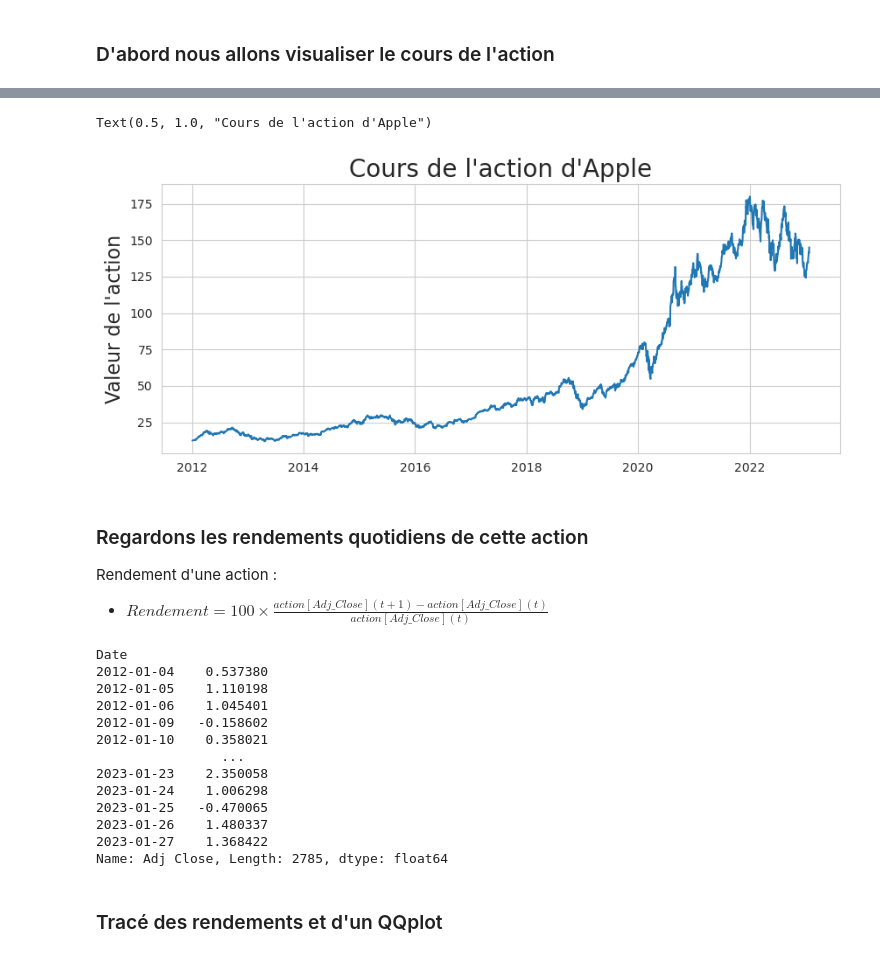
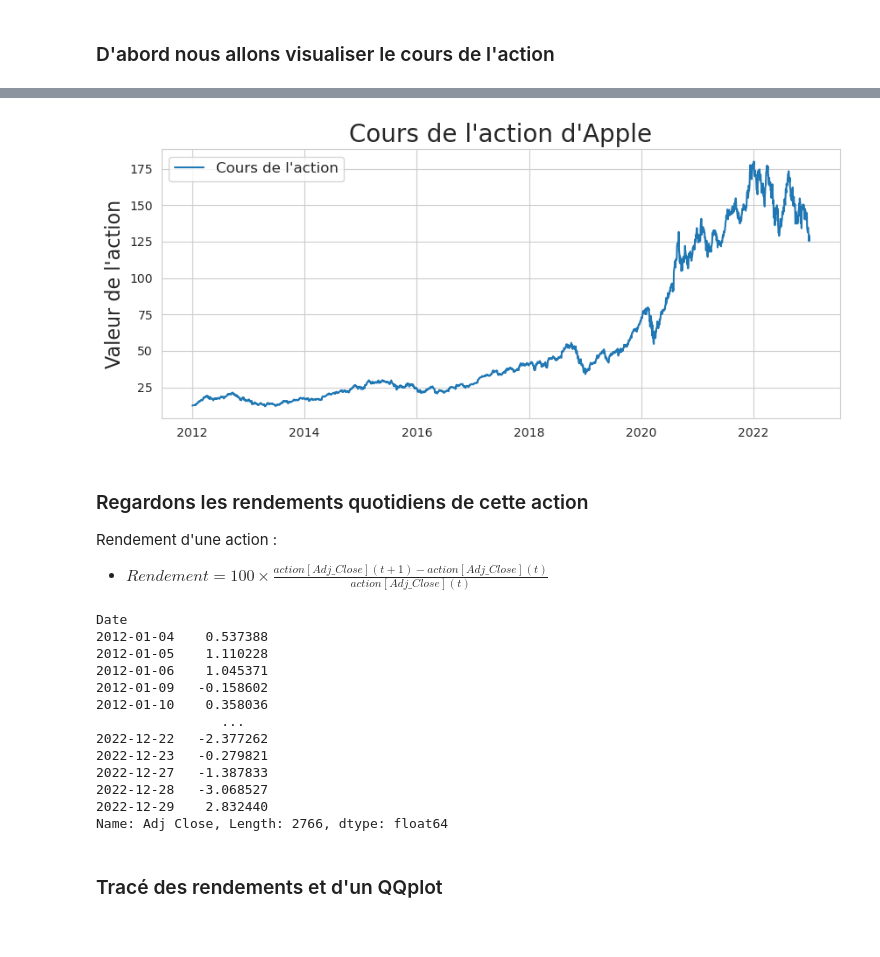
Before and after one commit to RyanSAMAMA/Ensae_projetMDR, a Jupyter notebook: GarchFinal.ipynb, the cells around one changed output, grey strips where cells are left out. Saved outputs shown, nothing was run; the diff lists cells and outputs as text; code cells hidden in the pictures.

```diff
--- a/GarchFinal.ipynb
+++ b/GarchFinal.ipynb
@@ -49,8 +47,15 @@ sns.set_style('whitegrid')
 # %% [markdown]
 ### D'abord nous allons visualiser le cours de l'action
 # %%
+# Choix de l'action
 action_nom = 'AAPL'
-action_df = yf.download(tickers=action_nom, start='2012-01-01', end='2023-01-29')
+
+# Téléchargement des données boursières sous forme d'un dataframe
+st = datetime(2012,1,1)
+ed = datetime(2022,12,30)
+action_df = yf.download(tickers=action_nom, start=st, end=ed)
+
+# Visualisation
 action_df.head(5)
 # %% [output]
 [*********************100%%**********************]  1 of 1 completed
@@ -64,33 +69,38 @@ action_df.head(5)
 # %%
+# Tracé du cours de l'action
 plt.figure(figsize=(10,4))
-plt.plot(action_df['Adj Close'])
+
+plt.plot(action_df['Adj Close'], label='Cours de l\'action')
 plt.ylabel('Valeur de l\'action', fontsize=16)
+plt.legend(fontsize=12)
 plt.title('Cours de l\'action d\'Apple', fontsize=20)
+
+plt.show()
 # %% [output]
-Text(0.5, 1.0, "Cours de l'action d'Apple")
-[figure, old version]
+[figure, new version]
 # %% [markdown]
 ### Regardons les rendements quotidiens de cette action
 
 Rendement d'une action :
 - $Rendement=100\times\frac{action[Adj\_Close](t+1)-action[Adj\_Close](t)}{action[Adj\_Close](t)}$
 # %%
+#Calcul des rendements en prenant les valeurs ajustés de l'action au moment de la fermeture du marche
 rendements = 100*action_df['Adj Close'].pct_change().dropna()
 rendements
 # %% [output]
 Date
-2012-01-04    0.537380
-2012-01-05    1.110198
-2012-01-06    1.045401
+2012-01-04    0.537388
+2012-01-05    1.110228
+2012-01-06    1.045371
 2012-01-09   -0.158602
-2012-01-10    0.358021
+2012-01-10    0.358036
                 ...
-2023-01-23    2.350058
-2023-01-24    1.006298
-2023-01-25   -0.470065
-2023-01-26    1.480337
-2023-01-27    1.368422
-Name: Adj Close, Length: 2785, dtype: float64
+2022-12-22   -2.377262
+2022-12-23   -0.279821
+2022-12-27   -1.387833
+2022-12-28   -3.068527
+2022-12-29    2.832440
+Name: Adj Close, Length: 2766, dtype: float64
 # %% [markdown]
 ### Tracé des rendements et d'un QQplot
 # %%
```
Also changed, not shown: parts of 17 cells of this notebook.
